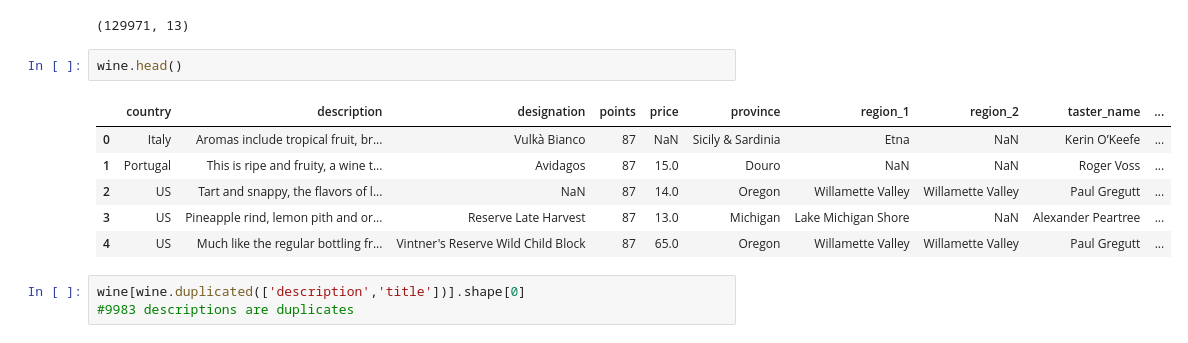
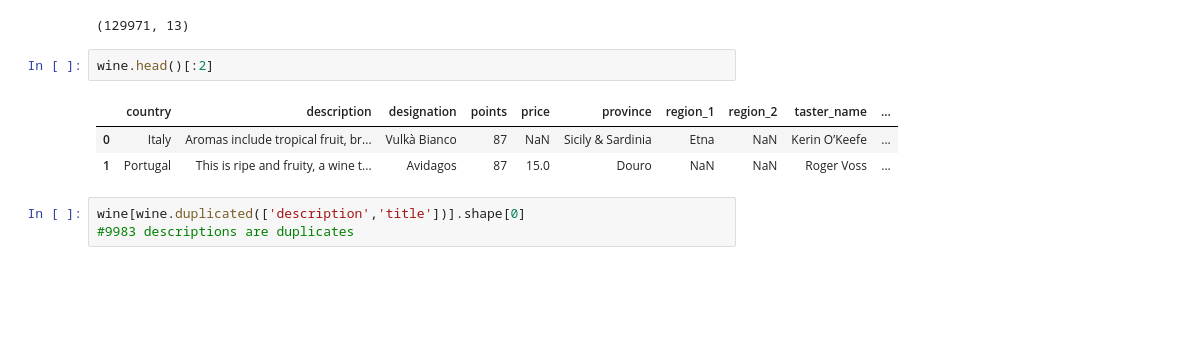
Before and after one commit to BLouie2/GA-ClassProjects, a Jupyter notebook: Wine - Final Project.ipynb, the cells around one changed output. Drawn from its saved outputs; the diff is of its cells as text; blank space fills up the shorter version.

```diff
--- a/Wine - Final Project.ipynb
+++ b/Wine - Final Project.ipynb
@@ -46,14 +54,11 @@ wine.shape
 # %% [output]
 (129971, 13)
 # %%
-wine.head()
+wine.head()[:2]
 # %% [output]
 |  | country | description | designation | points | price | province | region_1 | region_2 | taster_name | ... |
 | 0 | Italy | Aromas include tropical fruit, br... | Vulkà Bianco | 87 | NaN | Sicily & Sardinia | Etna | NaN | Kerin O’Keefe | ... |
 | 1 | Portugal | This is ripe and fruity, a wine t... | Avidagos | 87 | 15.0 | Douro | NaN | NaN | Roger Voss | ... |
-| 2 | US | Tart and snappy, the flavors of l... | NaN | 87 | 14.0 | Oregon | Willamette Valley | Willamette Valley | Paul Gregutt | ... |
-| 3 | US | Pineapple rind, lemon pith and or... | Reserve Late Harvest | 87 | 13.0 | Michigan | Lake Michigan Shore | NaN | Alexander Peartree | ... |
-| 4 | US | Much like the regular bottling fr... | Vintner's Reserve Wild Child Block | 87 | 65.0 | Oregon | Willamette Valley | Willamette Valley | Paul Gregutt | ... |
 # %%
 wine[wine.duplicated(['description','title'])].shape[0]
 #9983 descriptions are duplicates
```
Also changed, not shown: parts of 32 cells of this notebook.
